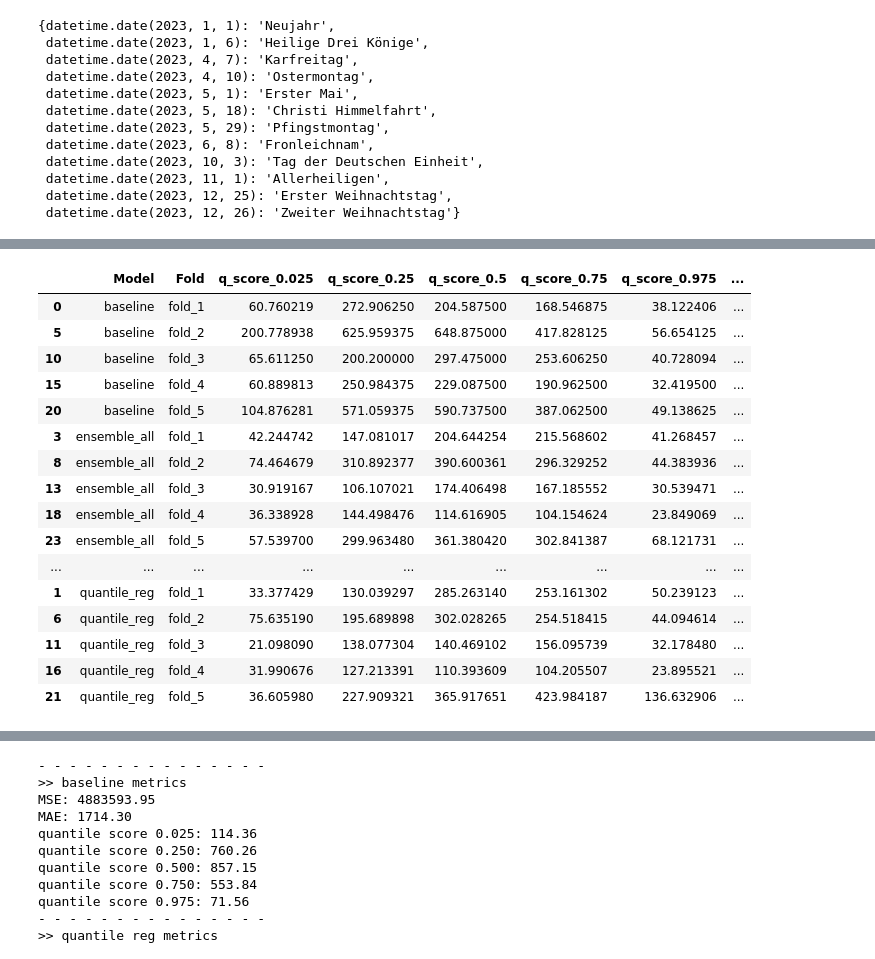
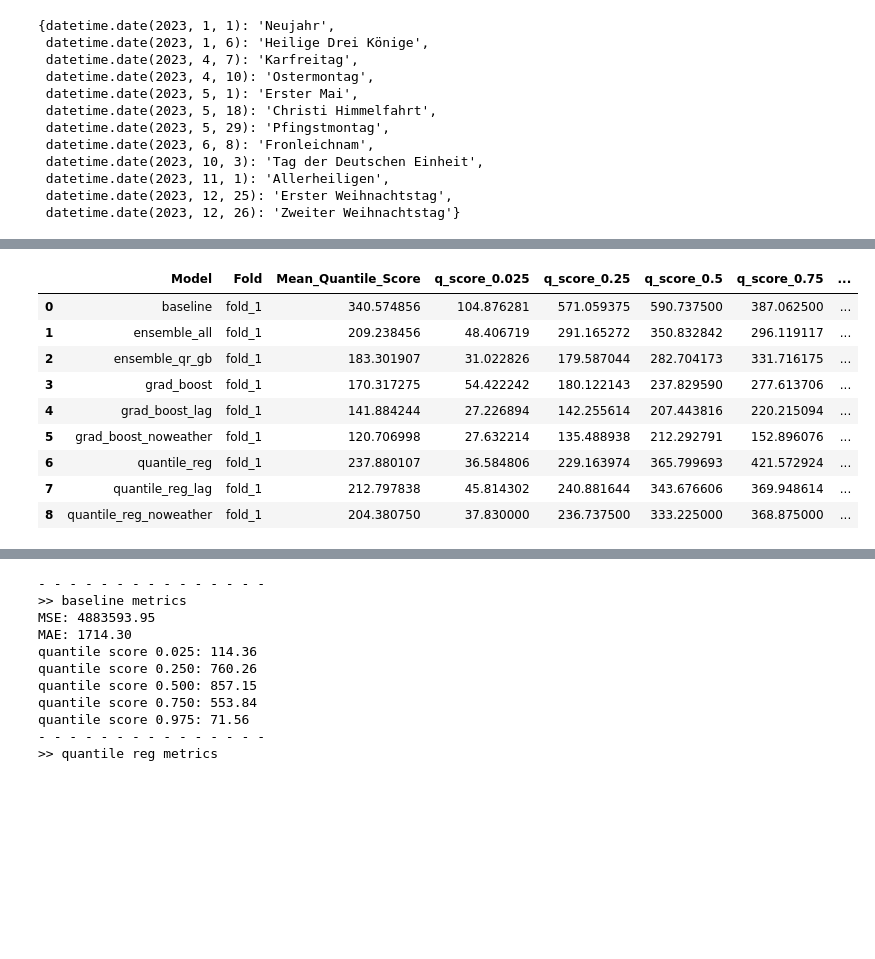
Before and after one commit to hikotei/2023_11-Karlsruhe-Bicycle-Data, a Jupyter notebook: 2024_01_15 bike model.ipynb, the cells around one changed output, grey strips where cells are left out. Cells and saved outputs as stored; diff of their text form; code cells hidden in the pictures; blank space fills up the shorter version.

Commit message:
test no weather & lagged weather

```diff
--- a/2024_01_15 bike model.ipynb
+++ b/2024_01_15 bike model.ipynb
@@ -21,7 +22,7 @@ reload(data_prepro)
 ### Get Data
 # %%
 # import csv file
-df = pd.read_csv('.data/2012-04-25_to_2024-01-06_KA_bike_data.csv')
+df = pd.read_csv('./data/2012-04-25_to_2024-01-06_KA_bike_data.csv')
 
 # change date col to datetime
 df['date'] = pd.to_datetime(df['date'])
@@ -30,7 +31,8 @@ df.set_index('date', inplace=True, drop=False)
 # rename date to timestamp_CET
 df.rename(columns={'date': 'timestamp_CET'}, inplace=True)
 
-df.info()
+print(df.info())
+print(df.columns)
 df.tail()
 # %% [output]
 <class 'pandas.core.frame.DataFrame'>
@@ -463,8 +504,16 @@ for fold_idx in range(n_fold):
     all_results[f'fold_{fold_idx + 1}']['ensemble_qr_gb']['predictions'] = pred_ensemble2
 
 # Initialize lists to store metrics, quantile scores, and mean quantile scores
-model_names = ['baseline', 'quantile_reg', 'grad_boost', 'ensemble_all', 'ensemble_qr_gb']
+# model_names = ['baseline', 'ensemble_all', 'ensemble_qr_gb',
+#                'quantile_reg', 'quantile_reg_noweather', 'quantile_reg_lag',
+#                'grad_boost', 'grad_boost_noweather', 'grad_boost_lag']
+
+model_names = [i for i in all_results['fold_1'].keys() if i != 'true_values']
+model_names = sorted(model_names)
+print(f"model names: {model_names}")
 fold_names = [f'fold_{fold_idx + 1}' for fold_idx in range(n_fold)]
+
+colors = plt.cm.viridis(np.linspace(0, 1, len(model_names)))
 
 metrics_data = {'Model': [], 'Fold': [], 'MSE': [], 'MAE': [], 'MAPE': [], 'Mean_Quantile_Score': [],
                 'q_score_0.025': [], 'q_score_0.25': [], 'q_score_0.5': [],
@@ -475,18 +524,47 @@ for fold_name in fold_names:
 
     fold_results = all_results[fold_name]
 
-    for model_name in model_names:
+    max_vals = [np.max(fold_results[model_name]['predictions']) for model_name in model_names]
+    min_vals = [np.min(fold_results[model_name]['predictions']) for model_name in model_names]
+    max_val = np.max(max_vals)*1.1
+    min_val = np.min(min_vals)*0.9
+
+    # start plotting
+    fig, (axes) = plt.subplots(3, 3, figsize=(4*3,4*3))
+    axes = axes.flatten()
+
+    for model_idx, model_name in enumerate(model_names):
+
         predictions = fold_results[model_name]['predictions']
         predictions = fix_quantile_crossing_np(predictions)
 
+        # Plot
+        ax = axes[model_idx]
+        x = fold_results['true_values'].index.date
+
+        ax.plot(x, predictions, ls="", marker='x', ms=5, color=colors[model_idx])
+        # plot vertical range line
+        ax.plot((x,x), (predictions[:,0], predictions[:,-1]), lw=1, color=colors[model_idx])
+        # plot fill between max and min quantile
+        ax.fill_between(x, predictions[:,0], predictions[:,-1], alpha=0.1, color=colors[model_idx])
+        # plot fille between 25 and 75 quantile
+        ax.fill_between(x, predictions[:,1], predictions[:,-2], alpha=0.3, color=colors[model_idx])
+
+        ax.plot(x, df_test['bike_count'], c='red', label='true val')
+        ax.set_xticks(x, x, rotation=60, fontsize=8)
+        ax.set_ylim(min_val, max_val)
+        ax.legend(loc='upper left')
+        ax.set_title(model_name)
+
         # Calculate metrics
-        mse = np.mean((predictions[:, 2] - fold_results['true_values'])**2)
-        mae = np.mean(np.abs(predictions[:, 2] - fold_results['true_values']))
-        mape = np.mean(np.abs((predictions[:, 2] - fold_results['true_values']) / fold_results['true_values']))
+        y_true = fold_results['true_values'].values
+        mse = np.mean((predictions[:, 2] - y_true)**2)
+        mae = np.mean(np.abs(predictions[:, 2] - y_true))
+        mape = np.mean(np.abs((predictions[:, 2] - y_true) / y_true))
 
         quantile_scores = []
         for alpha_idx, alpha in enumerate(quantiles_arr):
-            quantile_score = mean_pinball_loss(fold_results['true_values'], predictions[:, alpha_idx], alpha=alpha)
+            quantile_score = mean_pinball_loss(y_true, predictions[:, alpha_idx], alpha=alpha)
             quantile_scores.append(quantile_score)
         mean_quantile_score = np.mean(quantile_scores)
 
@@ -502,6 +580,11 @@ for fold_name in fold_names:
         metrics_data['q_score_0.75'].append(quantile_scores[3])
         metrics_data['q_score_0.975'].append(quantile_scores[4])
         metrics_data['Mean_Quantile_Score'].append(mean_quantile_score)
+
+    plt.suptitle(f'fold {fold_idx + 1} test period from {df_test.index[0].date()} to {df_test.index[-1].date()}')
+    plt.tight_layout()
+    plt.show()
+    fig.savefig(f'./plots/{fname_time}_rolling_window_fold_{fold_idx + 1}.png')
 
 # Create a DataFrame from the metrics data
 metrics_df = pd.DataFrame(metrics_data)
@@ -523,17 +608,10 @@ metrics_df_pivot.style.highlight_min(axis=1)
-|  | Model | Fold | q_score_0.025 | q_score_0.25 | q_score_0.5 | q_score_0.75 | q_score_0.975 | ... |
-| 0 | baseline | fold_1 | 60.760219 | 272.906250 | 204.587500 | 168.546875 | 38.122406 | ... |
-| 5 | baseline | fold_2 | 200.778938 | 625.959375 | 648.875000 | 417.828125 | 56.654125 | ... |
-| 10 | baseline | fold_3 | 65.611250 | 200.200000 | 297.475000 | 253.606250 | 40.728094 | ... |
-| 15 | baseline | fold_4 | 60.889813 | 250.984375 | 229.087500 | 190.962500 | 32.419500 | ... |
-| 20 | baseline | fold_5 | 104.876281 | 571.059375 | 590.737500 | 387.062500 | 49.138625 | ... |
-| 3 | ensemble_all | fold_1 | 42.244742 | 147.081017 | 204.644254 | 215.568602 | 41.268457 | ... |
-| 8 | ensemble_all | fold_2 | 74.464679 | 310.892377 | 390.600361 | 296.329252 | 44.383936 | ... |
-| 13 | ensemble_all | fold_3 | 30.919167 | 106.107021 | 174.406498 | 167.185552 | 30.539471 | ... |
-| 18 | ensemble_all | fold_4 | 36.338928 | 144.498476 | 114.616905 | 104.154624 | 23.849069 | ... |
-| 23 | ensemble_all | fold_5 | 57.539700 | 299.963480 | 361.380420 | 302.841387 | 68.121731 | ... |
-| ... | ... | ... | ... | ... | ... | ... | ... | ... |
-| 1 | quantile_reg | fold_1 | 33.377429 | 130.039297 | 285.263140 | 253.161302 | 50.239123 | ... |
-| 6 | quantile_reg | fold_2 | 75.635190 | 195.689898 | 302.028265 | 254.518415 | 44.094614 | ... |
-| 11 | quantile_reg | fold_3 | 21.098090 | 138.077304 | 140.469102 | 156.095739 | 32.178480 | ... |
-| 16 | quantile_reg | fold_4 | 31.990676 | 127.213391 | 110.393609 | 104.205507 | 23.895521 | ... |
-| 21 | quantile_reg | fold_5 | 36.605980 | 227.909321 | 365.917651 | 423.984187 | 136.632906 | ... |
+|  | Model | Fold | Mean_Quantile_Score | q_score_0.025 | q_score_0.25 | q_score_0.5 | q_score_0.75 | ... |
+| 0 | baseline | fold_1 | 340.574856 | 104.876281 | 571.059375 | 590.737500 | 387.062500 | ... |
+| 1 | ensemble_all | fold_1 | 209.238456 | 48.406719 | 291.165272 | 350.832842 | 296.119117 | ... |
+| 2 | ensemble_qr_gb | fold_1 | 183.301907 | 31.022826 | 179.587044 | 282.704173 | 331.716175 | ... |
+| 3 | grad_boost | fold_1 | 170.317275 | 54.422242 | 180.122143 | 237.829590 | 277.613706 | ... |
+| 4 | grad_boost_lag | fold_1 | 141.884244 | 27.226894 | 142.255614 | 207.443816 | 220.215094 | ... |
+| 5 | grad_boost_noweather | fold_1 | 120.706998 | 27.632214 | 135.488938 | 212.292791 | 152.896076 | ... |
+| 6 | quantile_reg | fold_1 | 237.880107 | 36.584806 | 229.163974 | 365.799693 | 421.572924 | ... |
+| 7 | quantile_reg_lag | fold_1 | 212.797838 | 45.814302 | 240.881644 | 343.676606 | 369.948614 | ... |
+| 8 | quantile_reg_noweather | fold_1 | 204.380750 | 37.830000 | 236.737500 | 333.225000 | 368.875000 | ... |
```
Also changed, not shown: parts of 8 cells of this notebook, 2 other files.
